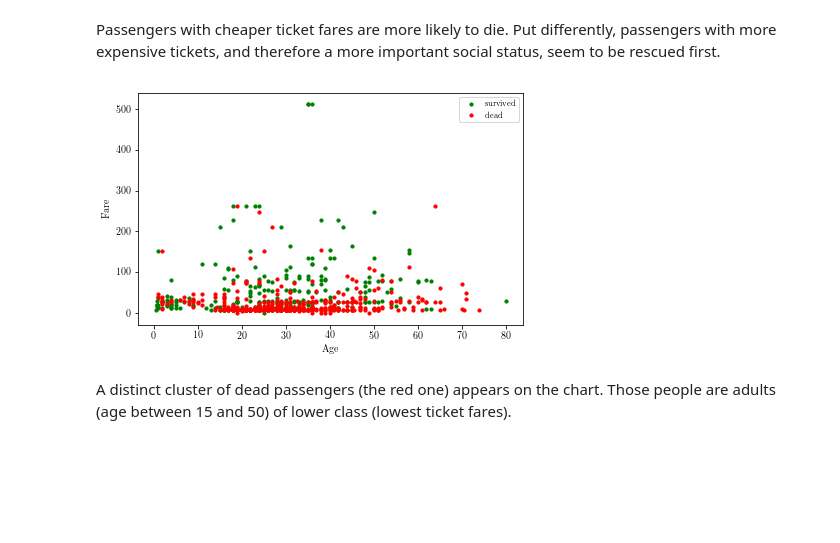
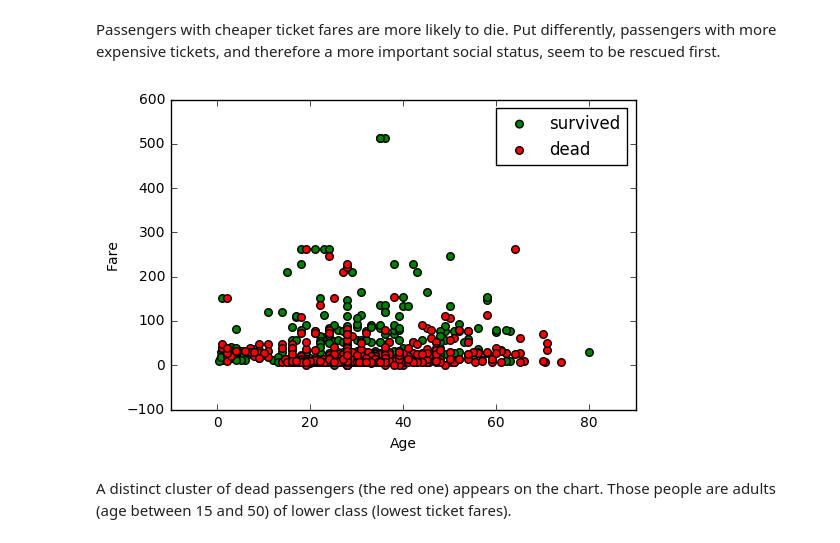
Before and after one commit to sambaiga/Python4DataScience-NMAIST, a Jupyter notebook: notebook/Day 2/data_analysis/Exploratory Data Analysis.ipynb, the cells around one changed output. Drawn from its saved outputs; the diff is of its cells as text; code cells hidden in the pictures; blank space fills up the shorter version.

```diff
--- a/notebook/Day 2/data_analysis/Exploratory Data Analysis.ipynb
+++ b/notebook/Day 2/data_analysis/Exploratory Data Analysis.ipynb
@@ -1,27 +1,2 @@
 # %% [markdown]
 # 1. Import libraries and Do nessary formatting
-# %%
-import numpy as np
-import pandas as pd
-import matplotlib.pyplot as plt
-from pylab import rcParams
-from math import sqrt
-%matplotlib inline
-
-fig_width = 8
-golden_mean = (sqrt(5)-1.0)/2.0    # Aesthetic ratio
-fig_height = fig_width*golden_mean # height in inches
-
-params = {
-   'axes.labelsize': 10,
-   'text.latex.preamble': ['\\usepackage{gensymb}'],
-   'font.size': 12,
-    'axes.labelsize': 12, # fontsize for x and y labels (was 10)
-    'axes.titlesize': 12,
-   'legend.fontsize': 10,
-   'xtick.labelsize': 10,
-   'ytick.labelsize': 10,
-   'text.usetex': True,
-   'figure.figsize': [fig_width,fig_height],
-   }
-rcParams.update(params)
@@ -201,14 +168,14 @@ dead_age =data[data['Survived']==0]['Age']
 dead_fare =data[data['Survived']==0]['Fare']
 # %%
 plot_name = "survival_fair_age"
-plt.scatter(survived_age,survived_fare,c='green',s=10)
-plt.scatter(dead_age,dead_fare,c='red',s=10)
+plt.scatter(survived_age,survived_fare,c='green',s=30)
+plt.scatter(dead_age,dead_fare,c='red',s=30)
 plt.xlabel('Age')
 plt.ylabel('Fare')
 plt.legend(('survived','dead'),scatterpoints=1,loc='upper right')
 plt.savefig('image/%s.pdf' %(plot_name), format='pdf')
 # %% [output]
-[figure, old version]
+[figure, new version]
 # %% [markdown]
 A distinct cluster of dead passengers (the red one) appears on the chart. Those people are adults (age between 15 and 50) of lower class (lowest ticket fares).
 # %% [markdown]
```
Also changed, not shown: parts of 12 cells of this notebook, 17 other files.
